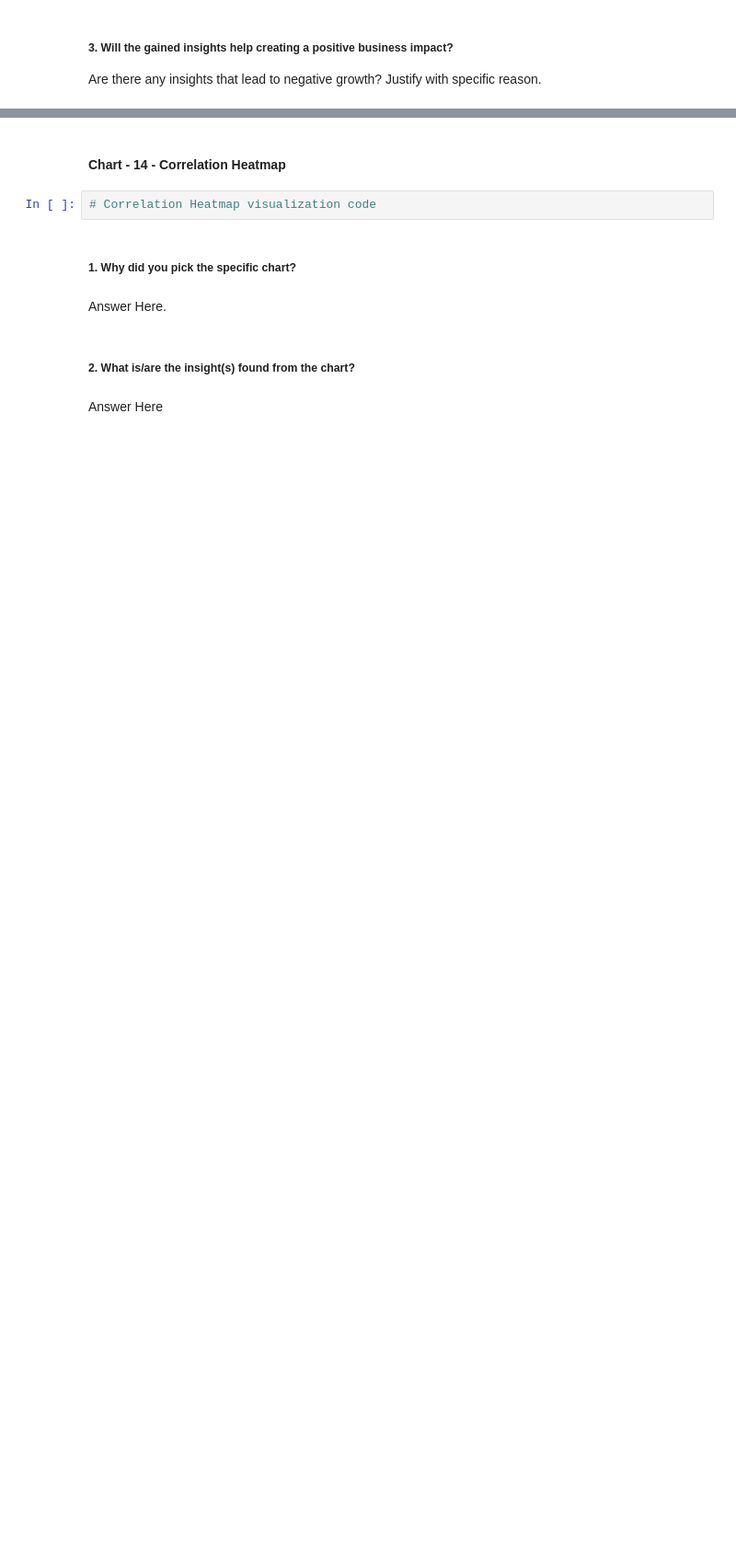
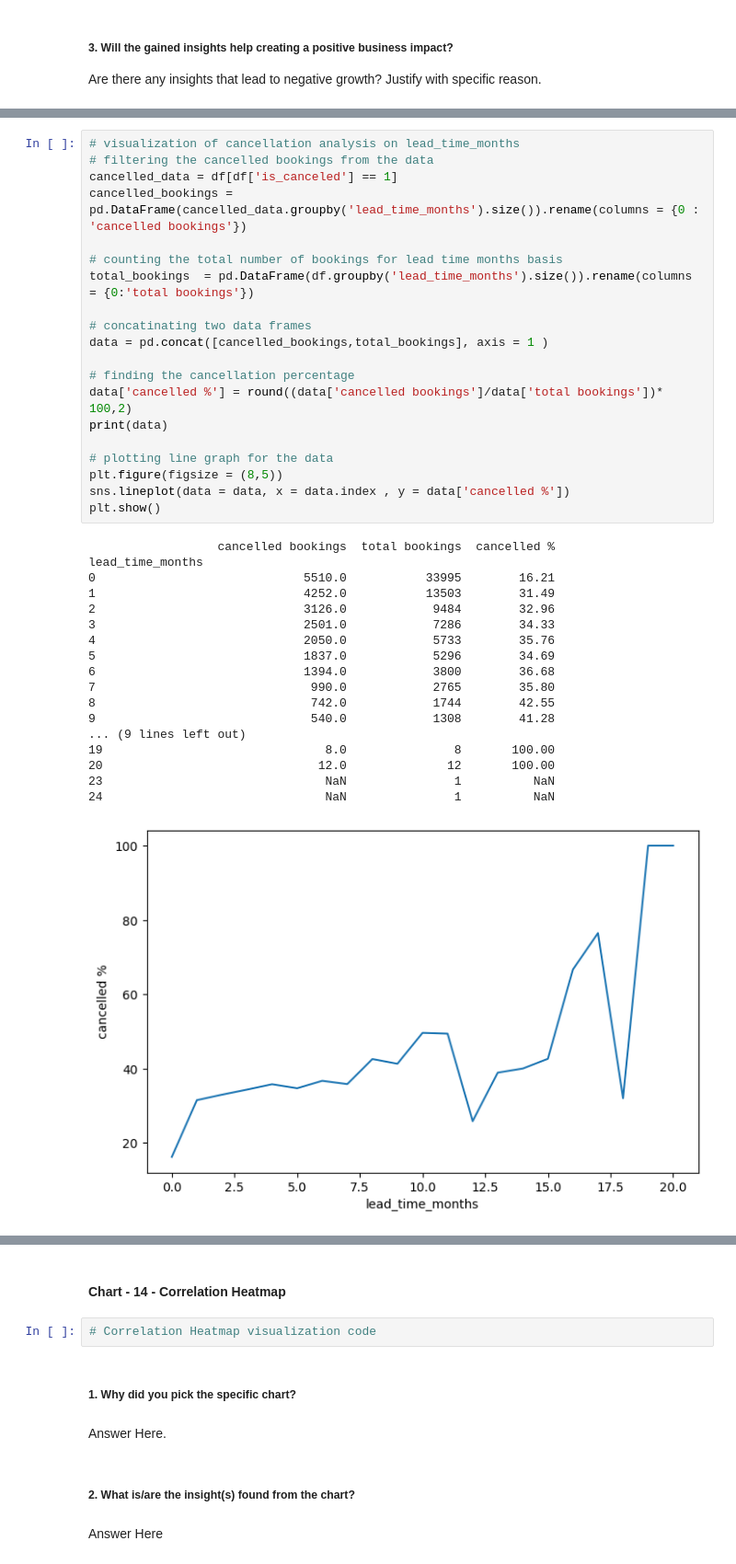
Before and after one commit to Jamal1018/EDA_Hotel_booking_analysis, a Jupyter notebook: EDA_on_Hotel_Booking_Analysis.ipynb, the cells around one changed output, grey strips where cells are left out. Shown at 92% size. Drawn from its saved outputs; the diff is of its cells as text; blank space fills up the shorter version.

```diff
--- a/EDA_on_Hotel_Booking_Analysis.ipynb
+++ b/EDA_on_Hotel_Booking_Analysis.ipynb
@@ -1142,0 +1187,39 @@ Are there any insights that lead to negative growth? Justify with specific reaso
+# %%
+# visualization of cancellation analysis on lead_time_months
+# filtering the cancelled bookings from the data
+cancelled_data = df[df['is_canceled'] == 1]
+cancelled_bookings = pd.DataFrame(cancelled_data.groupby('lead_time_months').size()).rename(columns = {0 : 'cancelled bookings'})
+
+# counting the total number of bookings for lead time months basis
+total_bookings  = pd.DataFrame(df.groupby('lead_time_months').size()).rename(columns = {0:'total bookings'})
+
+# concatinating two data frames
+data = pd.concat([cancelled_bookings,total_bookings], axis = 1 )
+
+# finding the cancellation percentage
+data['cancelled %'] = round((data['cancelled bookings']/data['total bookings'])* 100,2)
+print(data)
+
+# plotting line graph for the data
+plt.figure(figsize = (8,5))
+sns.lineplot(data = data, x = data.index , y = data['cancelled %'])
+plt.show()
+# %% [output]
+                  cancelled bookings  total bookings  cancelled %
+lead_time_months
+0                             5510.0           33995        16.21
+1                             4252.0           13503        31.49
+2                             3126.0            9484        32.96
+3                             2501.0            7286        34.33
+4                             2050.0            5733        35.76
+5                             1837.0            5296        34.69
+6                             1394.0            3800        36.68
+7                              990.0            2765        35.80
+8                              742.0            1744        42.55
+9                              540.0            1308        41.28
+... (9 lines left out)
+19                               8.0               8       100.00
+20                              12.0              12       100.00
+23                               NaN               1          NaN
+24                               NaN               1          NaN
+[figure, added]
```
Also changed, not shown: parts of 9 cells of this notebook.
